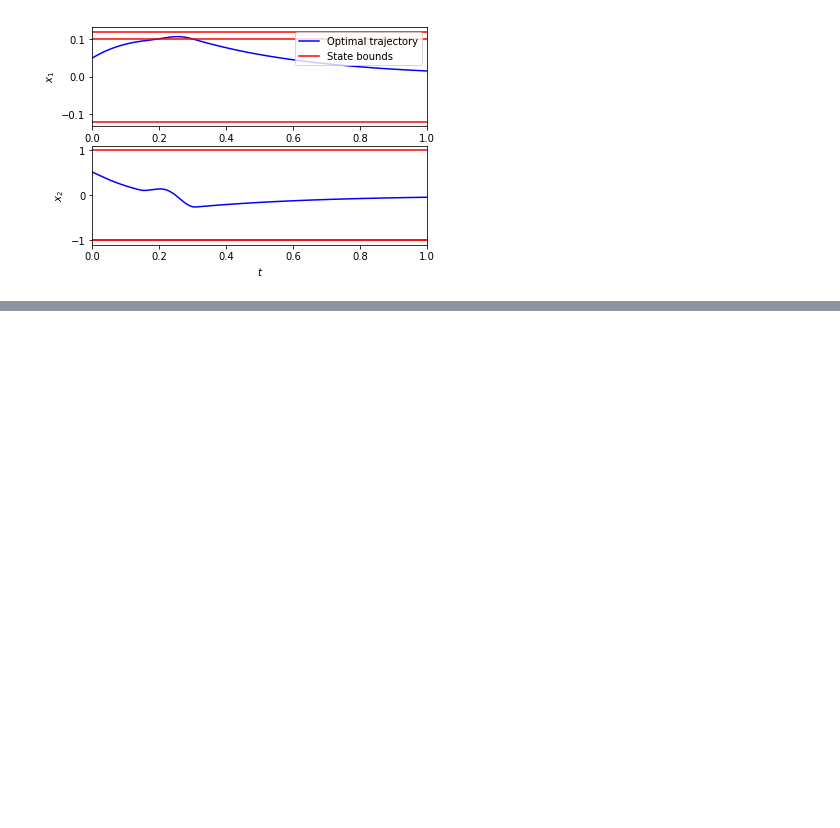
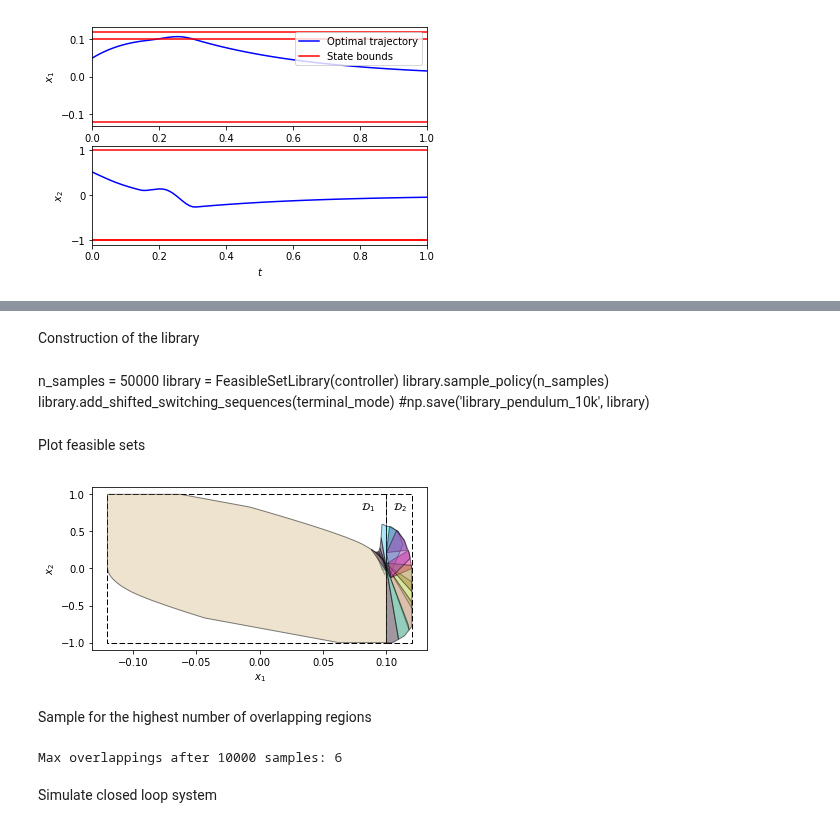
Before and after one commit to TobiaMarcucci/pympc, a Jupyter notebook: library_pendulum.ipynb, the cells around one changed output, grey strips where cells are left out. Cells and saved outputs as stored; diff of their text form; code cells hidden in the pictures; blank space fills up the shorter version.

Commit message:
Cleans all the notebooks after the Humanoids submission.

```diff
--- a/library_pendulum.ipynb
+++ b/library_pendulum.ipynb
@@ -228,0 +194,2 @@ plt.show()
+# %% [markdown]
+Construction of the library
@@ -228,0 +198,6 @@ plt.show()
+# %% [markdown]
+n_samples = 50000
+library = FeasibleSetLibrary(controller)
+library.sample_policy(n_samples)
+library.add_shifted_switching_sequences(terminal_mode)
+#np.save('library_pendulum_10k', library)
@@ -229 +206,42 @@ plt.show()
+# %% [markdown]
+Plot feasible sets
+# %%
+fig = plt.figure(figsize=(6,3))
+X_1.plot(facecolor='w', linestyle='--')
+plt.text(.08,.8,r'$\mathcal{D}_1$')
+X_2.plot(facecolor='w', linestyle='--')
+plt.text(.105,.8,r'$\mathcal{D}_2$')
+library.plot_partition()
+#fig.savefig("sample_pendulum.pdf", bbox_inches='tight')
+plt.show()
+# %% [output]
+[figure, added]
+# %% [markdown]
+Sample for the highest number of overlapping regions
+# %%
+n_samples = 10000
+x_min = np.array([[.07],[-.4]])
+x_max = np.array([[.12],[.5]])
+p_list = []
+for ss in library.library.values():
+    if not ss['feasible_set'].empty:
+        p = Polytope(ss['feasible_set'].hull.A, ss['feasible_set'].hull.b)
+        p.assemble()
+        p_list.append(p)
+def max_overlapping_regions(p_list, n_samples, x_min, x_max):
+    max_overlappings = 0
+    for i in range(n_samples):
+        print 'Max overlappings after ' + str(i+1) + ' samples: ' + str(max_overlappings) + '\r',
+        x = np.random.rand(2, 1)
+        x = np.multiply(x, (x_max - x_min)) + x_min
+        overlappings = 0
+        for p in p_list:
+            if p.applies_to(x):
+                overlappings += 1
+        max_overlappings = max(max_overlappings, overlappings)
+max_overlapping_regions(p_list, n_samples, x_min, x_max)
+# %% [output]
+Max overlappings after 10000 samples: 6
+# %% [markdown]
+Simulate closed loop system
 # %%
```
Also changed, not shown: parts of 24 cells of this notebook, 30 other files.
